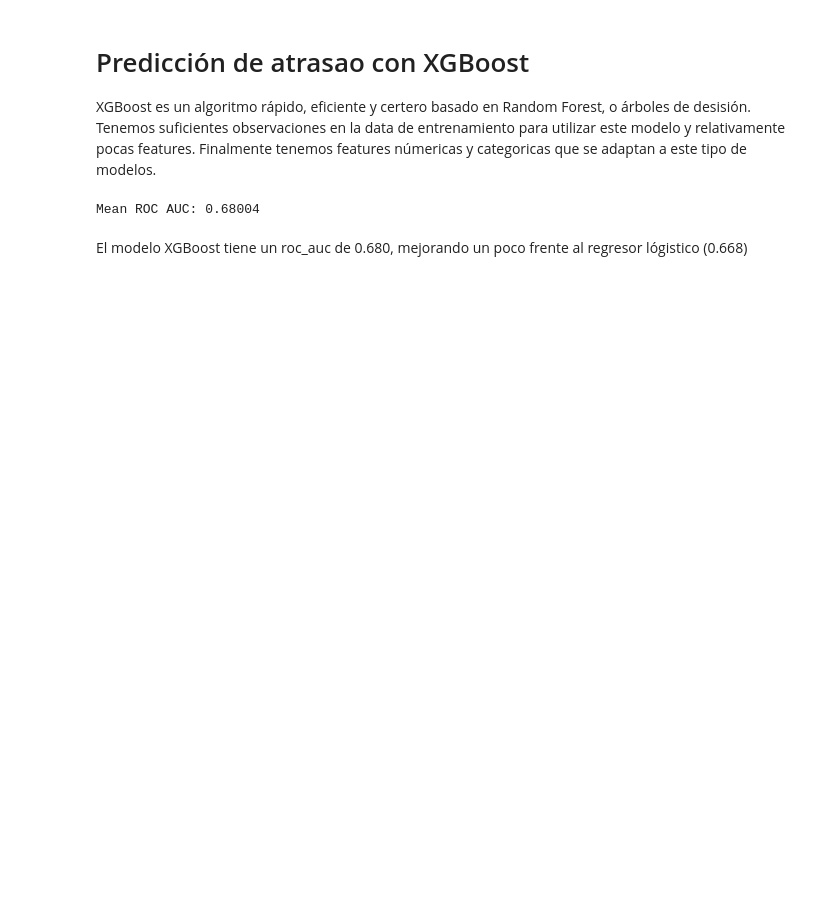
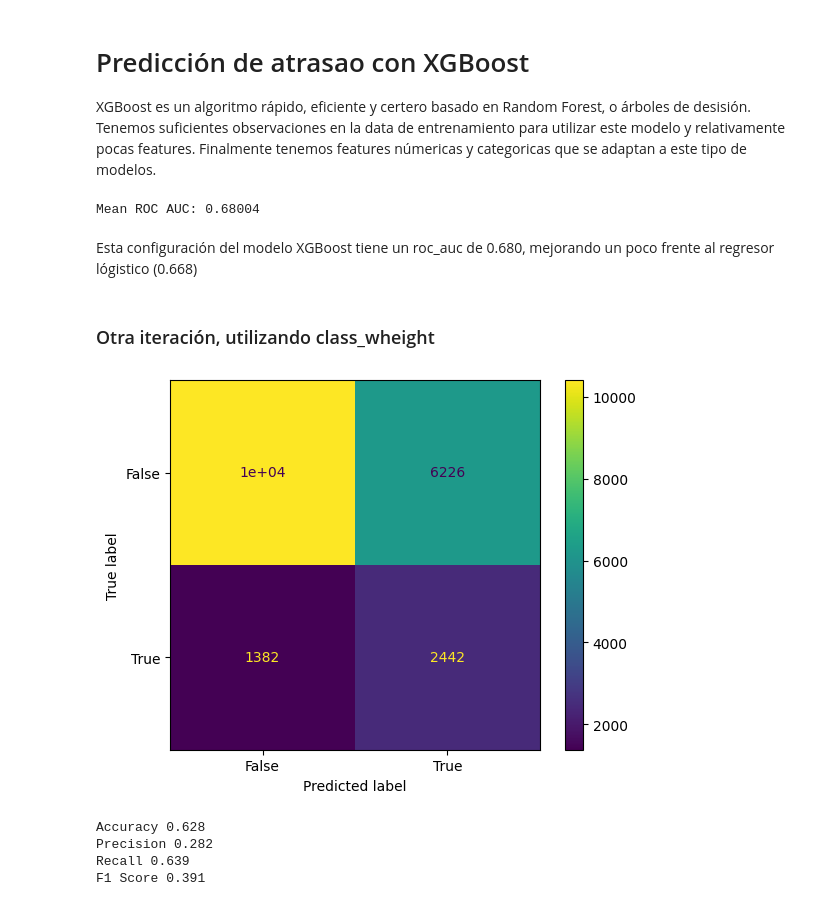
Before and after one commit to matiasmoreno/neural_scl, a Jupyter notebook: notebooks/XGBoost.ipynb, the cells around one changed output. Saved outputs shown, nothing was run; the diff lists cells and outputs as text; code cells hidden in the pictures; blank space fills up the shorter version.

Commit message:
[Mati] Fixes, new XGBoost

```diff
--- a/notebooks/XGBoost.ipynb
+++ b/notebooks/XGBoost.ipynb
@@ -61,4 +60,51 @@ print('Mean ROC AUC: %.5f' % mean(scores))
 # %% [output]
 Mean ROC AUC: 0.68004
 # %% [markdown]
-El modelo XGBoost tiene un roc_auc de 0.680, mejorando un poco frente al regresor lógistico (0.668)
+Esta configuración del modelo XGBoost tiene un roc_auc de 0.680, mejorando un poco frente al regresor lógistico (0.668)
+# %% [markdown]
+### Otra iteración, utilizando class_wheight
+# %%
+from sklearn.utils.class_weight import compute_sample_weight
+from sklearn.model_selection import train_test_split
+from xgboost import XGBClassifier
+
+X_train, X_test, y_train, y_test = train_test_split(
+    X, y, test_size=0.3, random_state=42
+)
+
+sample_weights = compute_sample_weight(
+    class_weight='balanced',
+    y=y_train
+)
+
+model = XGBClassifier()
+
+model.fit(X_train, y_train, sample_weight=sample_weights)
+
+y_pred = model.predict(X_test)
+# %%
+from sklearn import metrics
+import matplotlib.pyplot as plt
+
+confusion_matrix = metrics.confusion_matrix(y_test, y_pred)
+cm_display = metrics.ConfusionMatrixDisplay(confusion_matrix = confusion_matrix, display_labels = [False, True])
+
+cm_display.plot()
+plt.show()
+# %% [output]
+[figure, added]
+# %%
+from sklearn.metrics import f1_score, accuracy_score, precision_score, recall_score
+## Accuracy
+print('Accuracy', round(accuracy_score(y_test, y_pred),3))
+## Precision
+print('Precision', round(precision_score(y_test, y_pred),3))
+## Recall
+print('Recall', round(recall_score(y_test, y_pred),3))
+## F1 Score
+print('F1 Score', round(f1_score(y_test, y_pred),3))
+# %% [output]
+Accuracy 0.628
+Precision 0.282
+Recall 0.639
+F1 Score 0.391
```
Also changed, not shown: parts of 3 cells of this notebook, 1 other file.
